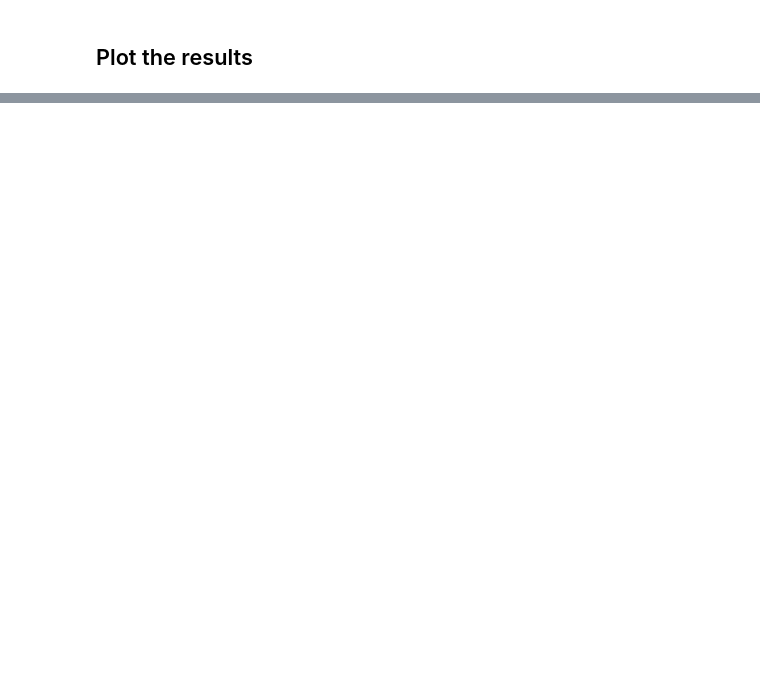
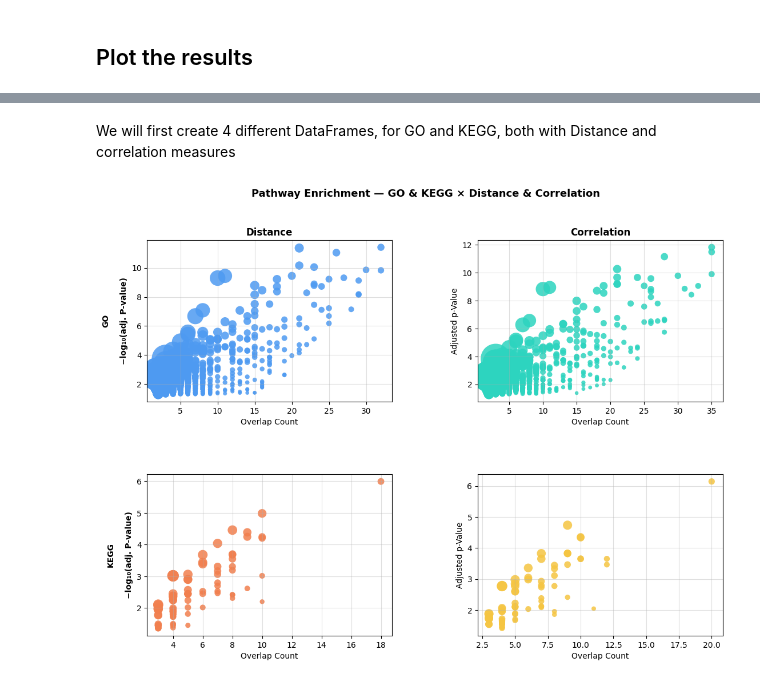
Before and after one commit to DavidosRB/Python-DiCE, a Jupyter notebook: notebooks/example_workflow.ipynb, the cells around one changed output, grey strips where cells are left out. Drawn from its saved outputs; the diff is of its cells as text; code cells hidden in the pictures; blank space fills up the shorter version.

```diff
--- a/notebooks/example_workflow.ipynb
+++ b/notebooks/example_workflow.ipynb
@@ -1080,0 +1137,52 @@ The GSEAPY's plots just straight up don't work like they are supposed to, so we
+# %% [markdown]
+We will first create 4 different DataFrames, for GO and KEGG, both with Distance and correlation measures
+# %%
+correlation_kegg_enrichment = final_correlation_enrichment_df[final_correlation_enrichment_df["Gene_set"] == "kegg.gmt"]
+distance_kegg_enrichment = final_distance_enrichment_df[final_distance_enrichment_df["Gene_set"] == "kegg.gmt"]
+
+correlation_go_enrichment = final_correlation_enrichment_df[final_correlation_enrichment_df["Gene_set"] == "go.gmt"]
+distance_go_enrichment = final_distance_enrichment_df[final_distance_enrichment_df["Gene_set"] == "go.gmt"]
+# %%
+import numpy as np
+
+COLORS = {
+    "GO_dist":   "#4E9AF1",
+    "GO_corr":   "#2DD4BF",
+    "KEGG_dist": "#F17F4E",
+    "KEGG_corr": "#F5C542"
+}
+# %%
+fig, axes = plt.subplots(2, 2, figsize=(13, 9),
+                            gridspec_kw={"hspace": 0.45, "wspace": 0.35})
+fig.suptitle("Pathway Enrichment — GO & KEGG × Distance & Correlation",
+                fontsize=13, fontweight="bold")
+
+panels = [
+    (distance_go_enrichment,   0, 0, "GO_dist",   "Distance",    "GO"),
+    (correlation_go_enrichment,   0, 1, "GO_corr",   "Correlation", "GO"),
+    (distance_kegg_enrichment, 1, 0, "KEGG_dist", "Distance",    "KEGG"),
+    (correlation_kegg_enrichment, 1, 1, "KEGG_corr", "Correlation", "KEGG"),
+]
+
+for df, row, col, ckey, col_title, row_title in panels:
+    ax  = axes[row, col]
+    df  = df.copy()
+    # Transform the adjusted p-value to -log10 for better visualization
+    df["Adjusted P-value"] = -np.log10(df["Adjusted P-value"])
+
+    # Significant points
+    ax.scatter(x=df["Overlap_count"], y=df["Adjusted P-value"],
+                s=df["Odds Ratio"] * 10,
+                color=COLORS[ckey], alpha=0.85, edgecolors="none")
+
+    ax.set_xlabel("Overlap Count")
+    ax.set_ylabel("Adjusted p-Value")
+
+    ax.grid(True, alpha=0.4)
+
+    if row == 0:
+        ax.set_title(col_title, fontweight="bold")
+    if col == 0:
+        ax.set_ylabel(f"{row_title}\n\n−log₁₀(adj. P-value)", fontweight="bold")
+# %% [output]
+[figure, added]
```
Also changed, not shown: parts of 18 cells of this notebook, 1 other file.
